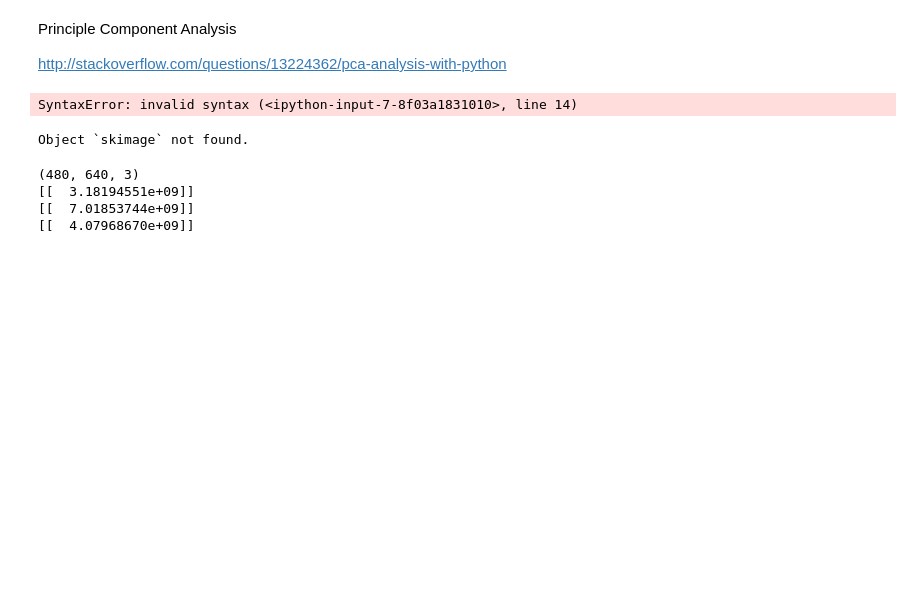
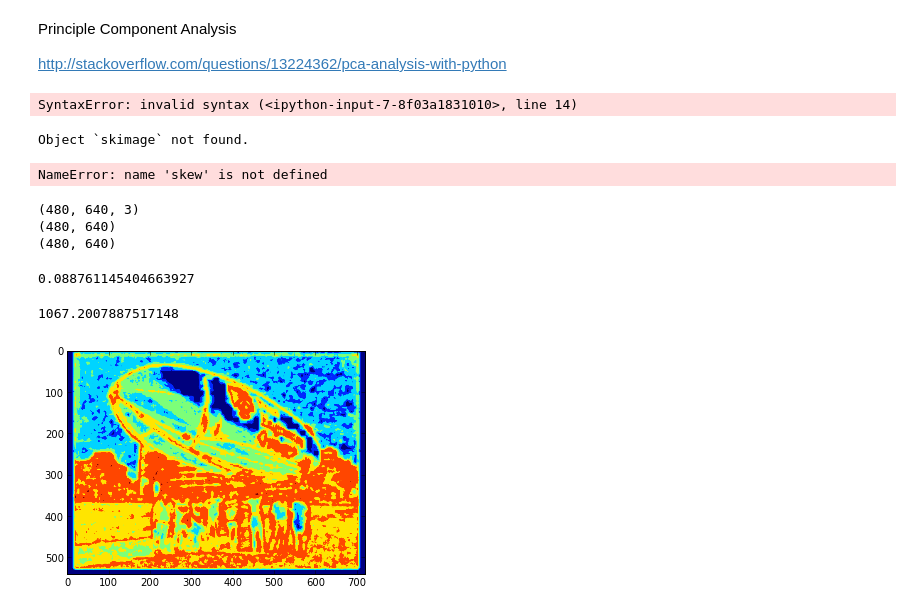
Before and after one commit to smwahl/ay250_swahl, a Jupyter notebook: hw_04/hw_04.ipynb, the cells around one changed output. Saved outputs shown, nothing was run; the diff lists cells and outputs as text; code cells hidden in the pictures; blank space fills up the shorter version.

Commit message:
Added more complex features using scikit-image library. Added code to partition the data into a sets for training and testing, and to generate a classifier based on extracted features.

```diff
--- a/hw_04/hw_04.ipynb
+++ b/hw_04/hw_04.ipynb
@@ -172,18 +83,41 @@ from scipy.signal import fftconvolve
 im = imread('/Users/swahl/code/python/ay250_swahl/hw_04/50_categories/blimp/blimp_0001.jpg')
 print im.shape
 im[:,:,0:3].mean(2).shape
+flat = im[:,:,0:3].mean(2)
+xhist = flat.mean(0)
+yhist = flat.mean(1)
 red = im[:,:,0]
 blue = im[:,:,1]
 green = im[:,:,2]
 
-red.shape
+print red.shape
+print flat.shape
 
+#print fftconvolve(red,blue[::-1,::-1],mode='valid')
+#print fftconvolve(blue,green[::-1,::-1],mode='valid')
+#print fftconvolve(red,green[::-1,::-1],mode='valid')
 
-print fftconvolve(red,blue[::-1,::-1],mode='valid')
-print fftconvolve(blue,green[::-1,::-1],mode='valid')
-print fftconvolve(red,green[::-1,::-1],mode='valid')
+print skew(xhist)
+print kurtosis(yhist)
 # %% [output]
-(480, 640, 3)
-[[  3.18194551e+09]]
-[[  7.01853744e+09]]
-[[  4.07968670e+09]]
+NameError: name 'skew' is not defined
+(480, 640, 3)
+(480, 640)
+(480, 640)
+# %%
+# edge detection
+from skimage.filter import canny
+edges = canny(flat)
+np.sum(edges) / float(im.size)
+# %% [output]
+0.088761145404663927
+# %%
+# local entropy
+from skimage.filter.rank import entropy
+from skimage.morphology import disk
+entr = entropy(flat.astype(np.uint16),disk(5))
+plt.imshow(entr)
+np.sum(entr) / float(im.size)
+# %% [output]
+1067.2007887517148
+[figure, added]
```
Also changed, not shown: parts of 21 cells of this notebook, 4 other files.
